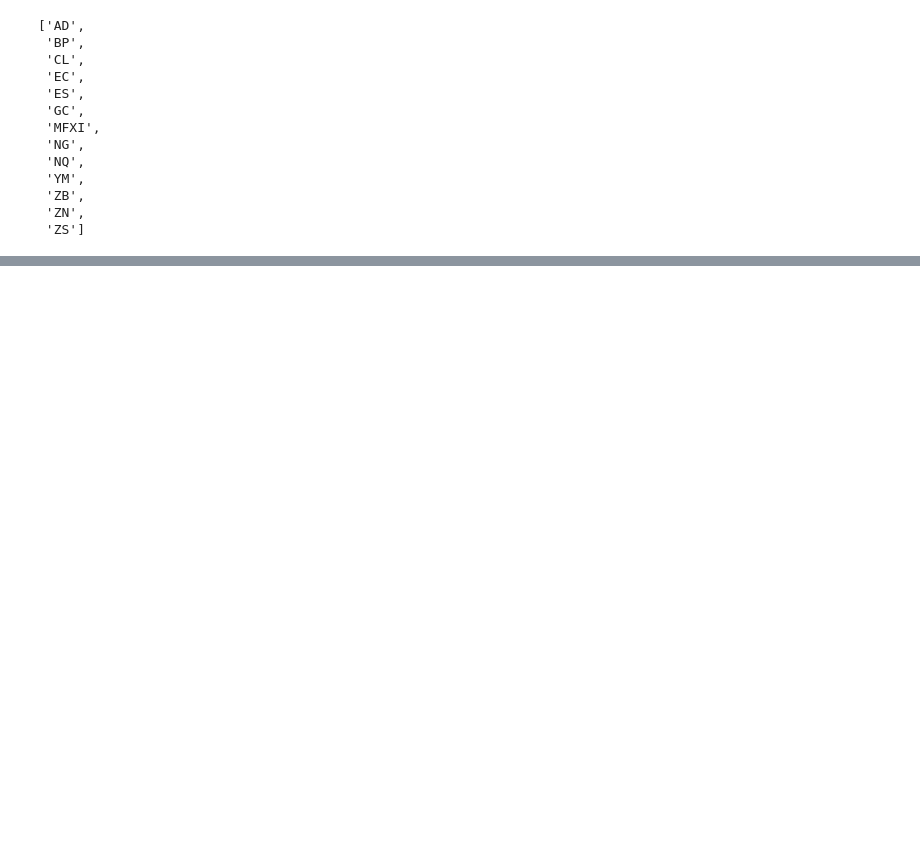
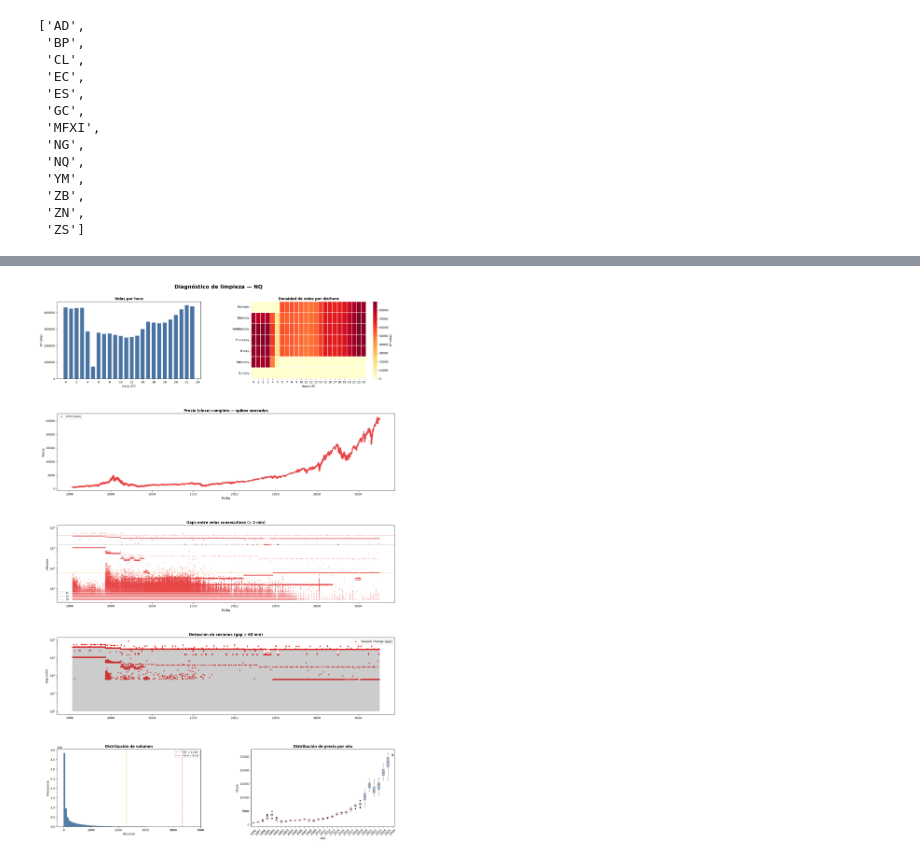
Before and after one commit to LijunZhou000/ML-Algorithmic-Trading, a Jupyter notebook: TradingBots/Notebooks/P1Eda.ipynb, the cells around one changed output, grey strips where cells are left out. Drawn from its saved outputs; the diff is of its cells as text; code cells hidden in the pictures; blank space fills up the shorter version.

```diff
--- a/TradingBots/Notebooks/P1Eda.ipynb
+++ b/TradingBots/Notebooks/P1Eda.ipynb
@@ -70,0 +74,5 @@ plot_cleaning(df, symbol)
+# %%
+df["datetime"] = df["datetime_utc"]
+plot_comparation_utc(df, symbol)
+# %% [output]
+[figure, added]
```
Also changed, not shown: parts of 4 cells of this notebook, 5 other files.
